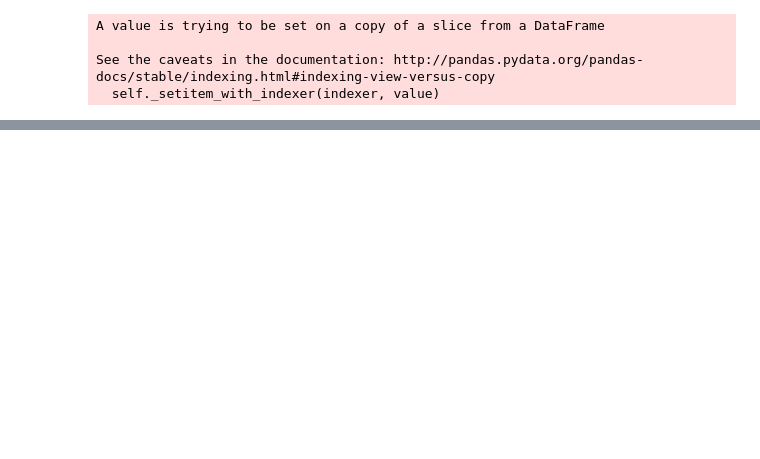
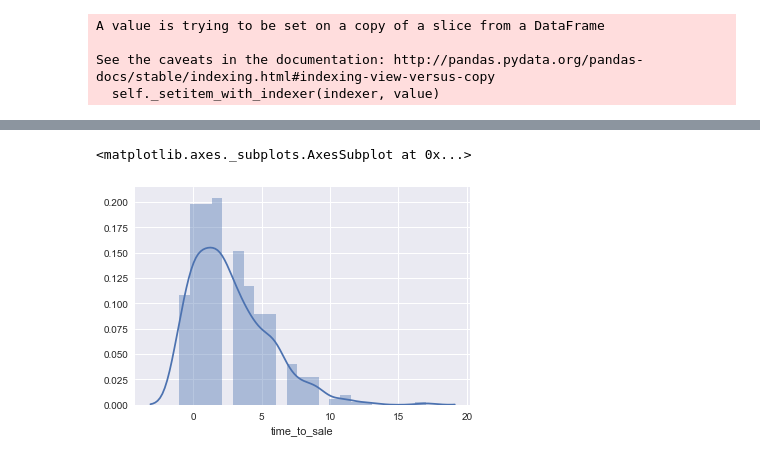
Before and after one commit to abecadel/aksel-hackaton, a Jupyter notebook: notebooks/prepare_sales_data.ipynb, the cells around one changed output, grey strips where cells are left out. Cells and saved outputs as stored; diff of their text form; code cells hidden in the pictures; blank space fills up the shorter version.

```diff
--- a/notebooks/prepare_sales_data.ipynb
+++ b/notebooks/prepare_sales_data.ipynb
@@ -73,0 +89,6 @@ sns.distplot(df.set_index('sale_date').groupby(pd.TimeGrouper('D')).count().drop
+# %%
+#mean time to sale across all cats
+sns.distplot(df[df['category_name']=='Vintage & Collectibles/Housewares/Cup']['time_to_sale'])
+# %% [output]
+<matplotlib.axes._subplots.AxesSubplot at 0x...>
+[figure, added]
```
Also changed, not shown: parts of 5 cells of this notebook.
